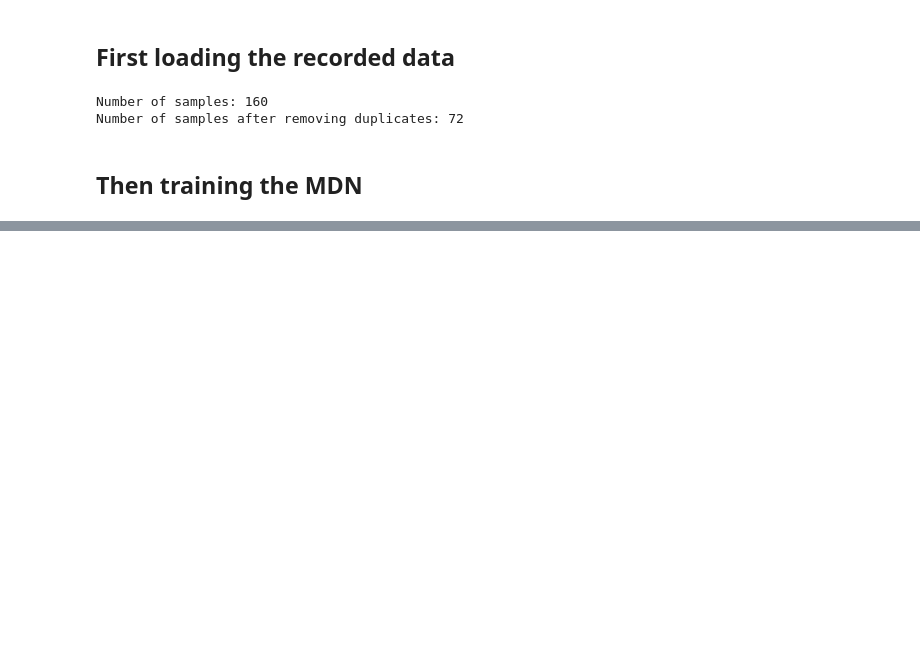
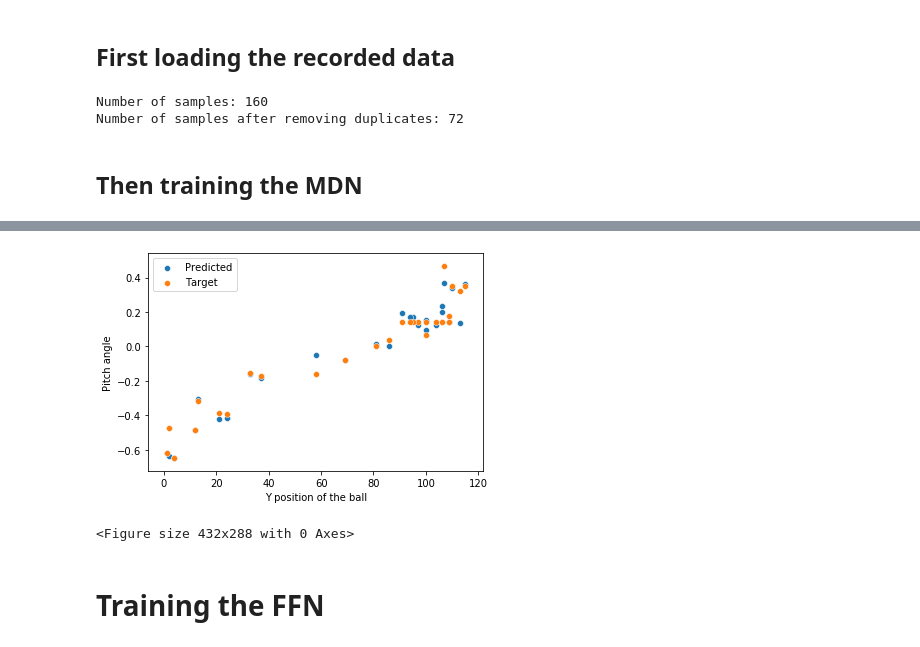
Before and after one commit to thijsgelton/HRI-Tutorial-2, a Jupyter notebook: part2/Creating the models.ipynb, the cells around one changed output, grey strips where cells are left out. Cells and saved outputs as stored; diff of their text form; code cells hidden in the pictures; blank space fills up the shorter version.

```diff
--- a/part2/Creating the models.ipynb
+++ b/part2/Creating the models.ipynb
@@ -137,3 +226,15 @@ torch.save(model.state_dict(), f'mdn_model_nao_{int(EPOCHS/1000)}kepochs_{NGAUSS
+# %%
+ax = sns.scatterplot(x_val[:, 1], samples[:, 1], label="Predicted")
+sns.scatterplot( x_val[:, 1], y_val[:, 1], label="Target")
+ax.set(ylabel="Pitch angle", xlabel="Y position of the ball")
+plt.legend()
+plt.show()
+plt.savefig(f"{NGAUSSIANS}g_20kepochs_predictions_pitch.png", dpi=150, bbox_inches='tight')
+# %% [output]
+[figure, added]
+<Figure size 432x288 with 0 Axes>
+# %% [markdown]
+# Training the FFN
 # %%
 class FFN(nn.Module):
 
```
Also changed, not shown: parts of 29 cells of this notebook, 35 other files.
